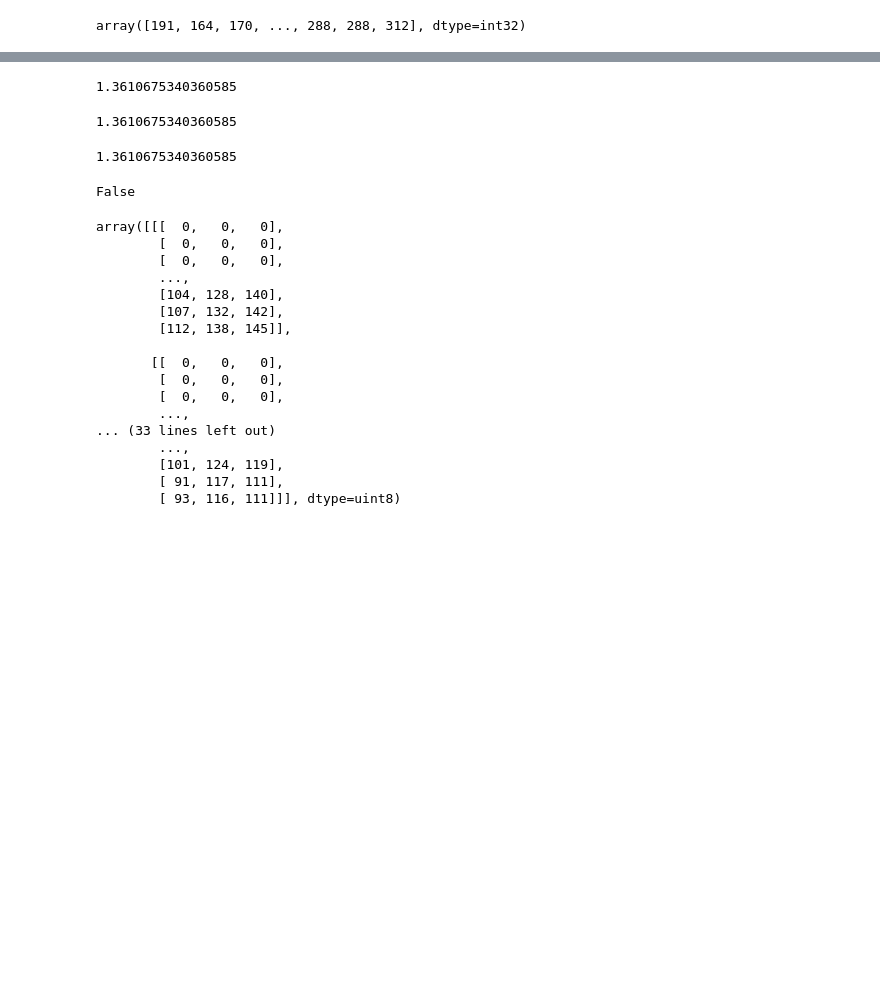
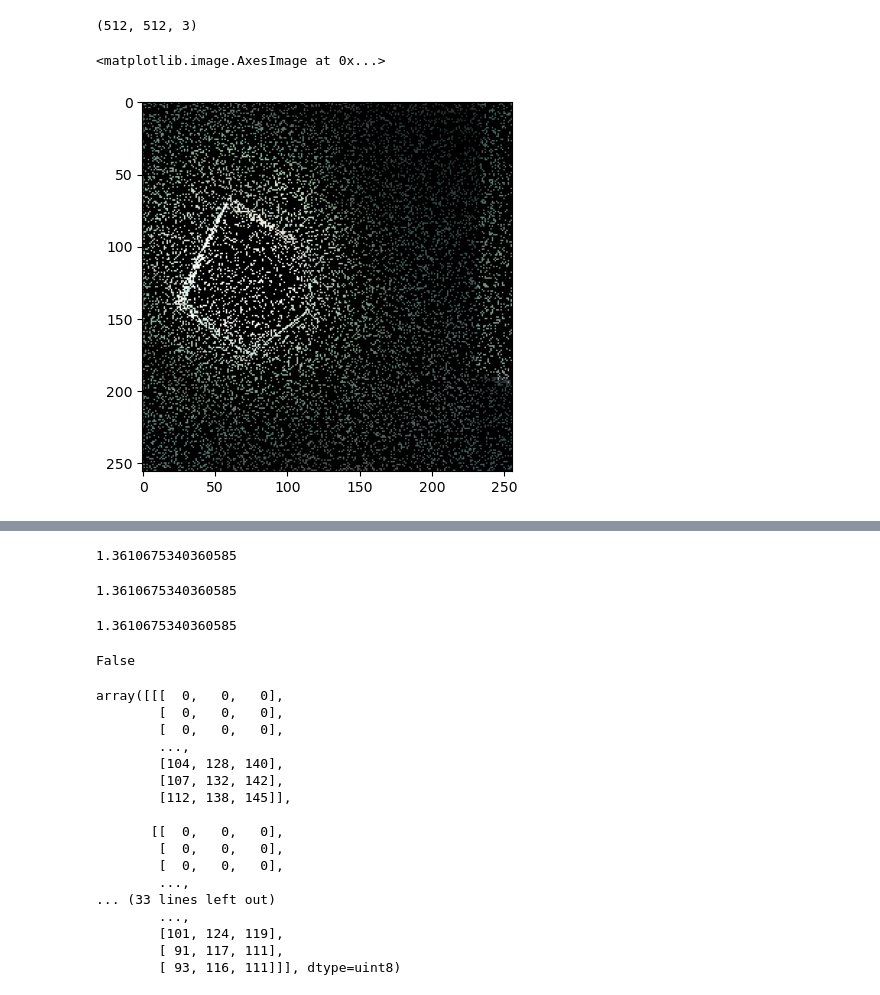
Before and after one commit to xiluo67/S3DISegmentation, a Jupyter notebook: perspective_projection_vgg.ipynb, the cells around one changed output, grey strips where cells are left out. Cells and saved outputs as stored; diff of their text form; code cells hidden in the pictures; blank space fills up the shorter version.

```diff
--- a/perspective_projection_vgg.ipynb
+++ b/perspective_projection_vgg.ipynb
@@ -158,4 +178,9 @@ False
+# %%
+image_rgb.shape
+# %% [output]
+(512, 512, 3)
 # %%
-y_coords
+plt.imshow(image_rgb)
 # %% [output]
-array([191, 164, 170, ..., 288, 288, 312], dtype=int32)
+<matplotlib.image.AxesImage at 0x...>
+[figure, added]
```
Also changed, not shown: parts of 9 cells of this notebook, 6 other files.
